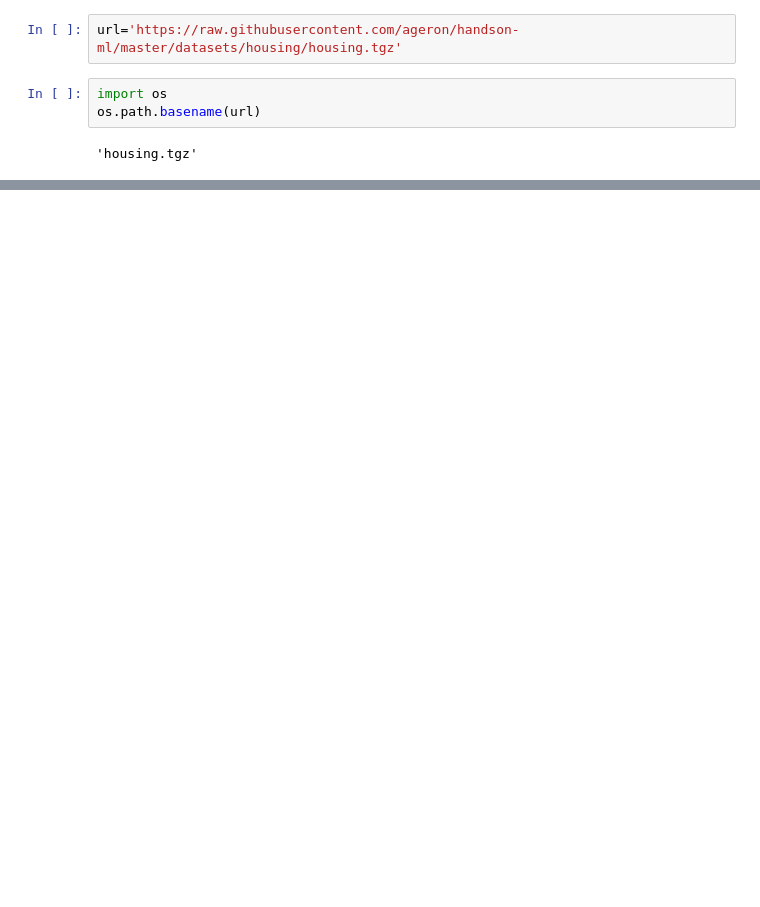
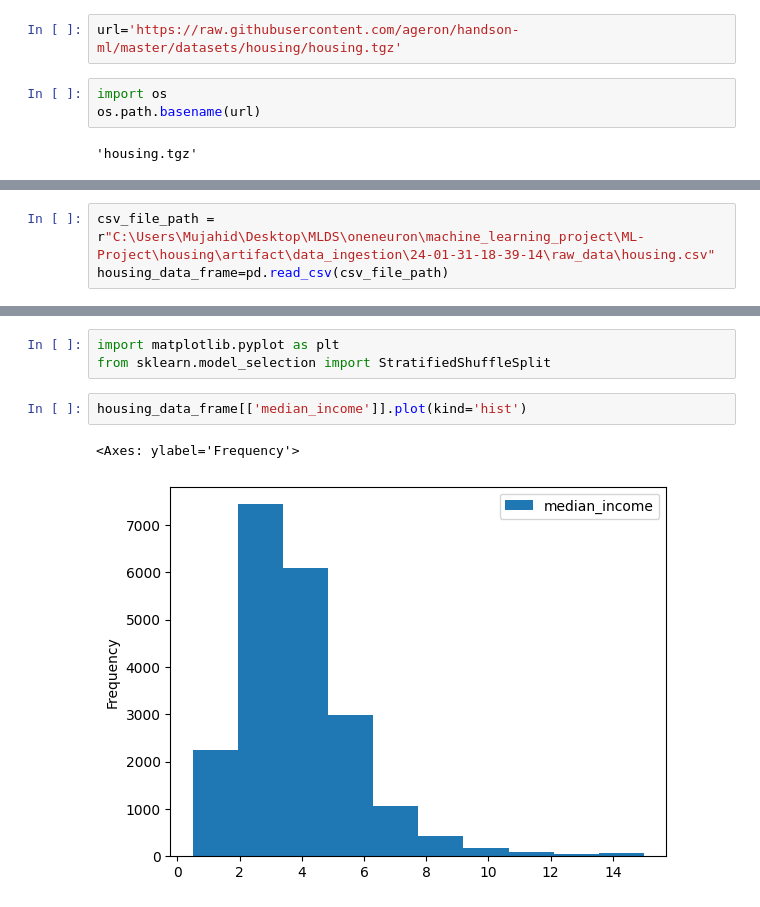
Before and after one commit to mujahid-jamadar/California-Housing-Prediction, a Jupyter notebook: notebook/example.ipynb, the cells around one changed output, grey strips where cells are left out. Saved outputs shown, nothing was run; the diff lists cells and outputs as text; blank space fills up the shorter version.

```diff
--- a/notebook/example.ipynb
+++ b/notebook/example.ipynb
@@ -211,0 +222,3 @@ os.path.basename(url)
+# %%
+csv_file_path = r"C:\Users\Mujahid\Desktop\MLDS\oneneuron\machine_learning_project\ML-Project\housing\artifact\data_ingestion\24-01-31-18-39-14\raw_data\housing.csv"
+housing_data_frame=pd.read_csv(csv_file_path)
@@ -211,0 +241,8 @@ os.path.basename(url)
+# %%
+import matplotlib.pyplot as plt
+from sklearn.model_selection import StratifiedShuffleSplit
+# %%
+housing_data_frame[['median_income']].plot(kind='hist')
+# %% [output]
+<Axes: ylabel='Frequency'>
+[figure, added]
```
Also changed, not shown: parts of 34 cells of this notebook, 7 other files.
